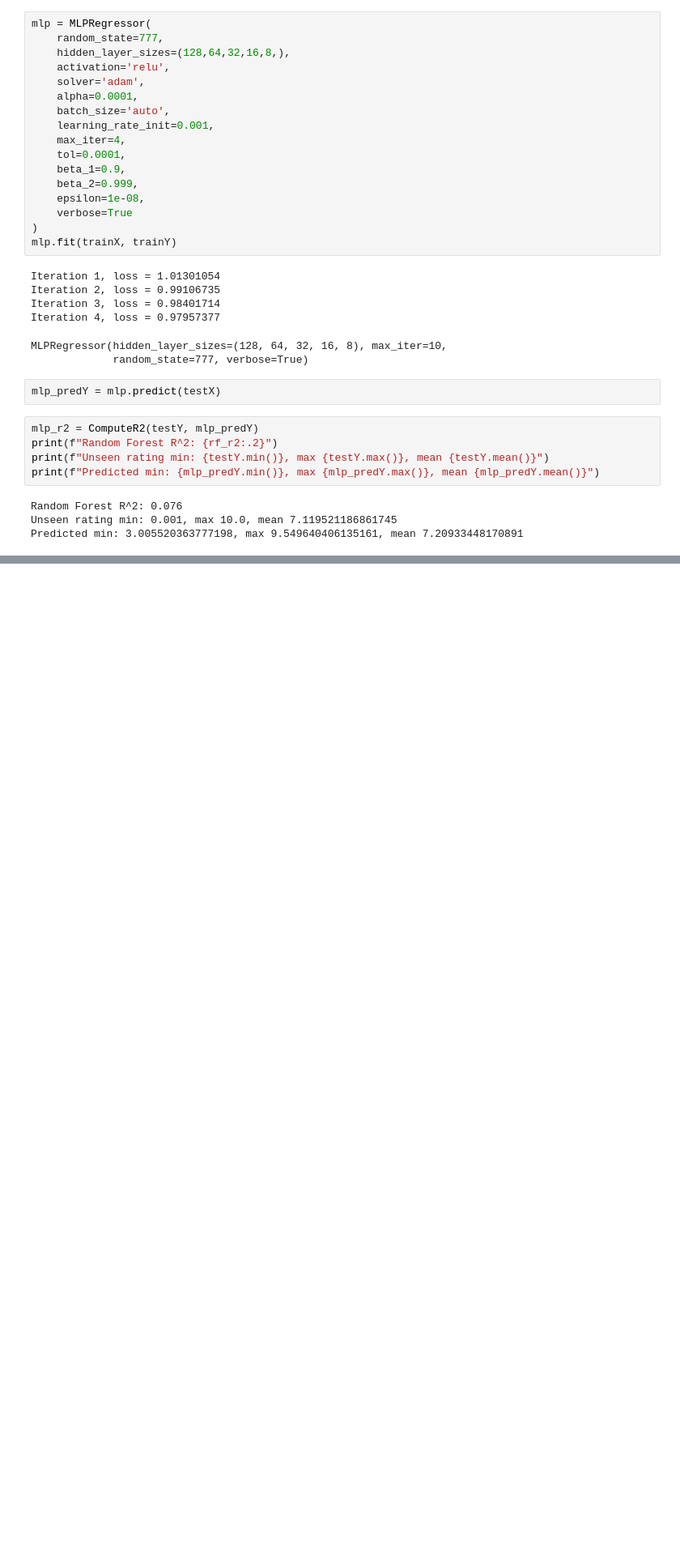
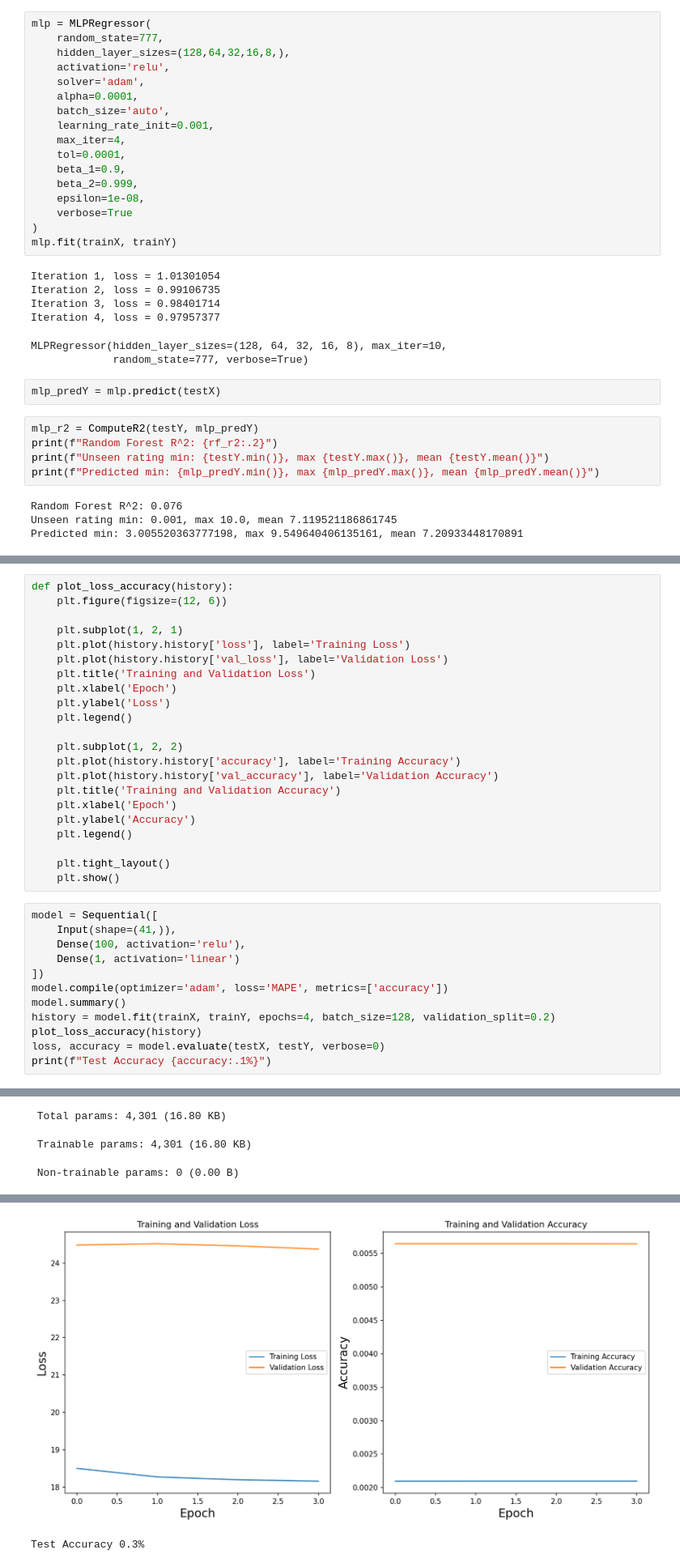
Before and after one commit to jmfb/csc6711-project5, a Jupyter notebook: Project5.ipynb, the cells around one changed output, grey strips where cells are left out. Shown: that part at 81% size. Saved outputs shown, nothing was run; the diff lists cells and outputs as text; blank space fills up the shorter version.

```diff
--- a/Project5.ipynb
+++ b/Project5.ipynb
@@ -540,0 +541,35 @@ Predicted min: 3.005520363777198, max 9.549640406135161, mean 7.20933448170891
+# %%
+def plot_loss_accuracy(history):
+    plt.figure(figsize=(12, 6))
+
+    plt.subplot(1, 2, 1)
+    plt.plot(history.history['loss'], label='Training Loss')
+    plt.plot(history.history['val_loss'], label='Validation Loss')
+    plt.title('Training and Validation Loss')
+    plt.xlabel('Epoch')
+    plt.ylabel('Loss')
+    plt.legend()
+
+    plt.subplot(1, 2, 2)
+    plt.plot(history.history['accuracy'], label='Training Accuracy')
+    plt.plot(history.history['val_accuracy'], label='Validation Accuracy')
+    plt.title('Training and Validation Accuracy')
+    plt.xlabel('Epoch')
+    plt.ylabel('Accuracy')
+    plt.legend()
+
+    plt.tight_layout()
+    plt.show()
+# %%
+model = Sequential([
+    Input(shape=(41,)),
+    Dense(100, activation='relu'),
+    Dense(1, activation='linear')
+])
+model.compile(optimizer='adam', loss='MAPE', metrics=['accuracy'])
+model.summary()
+history = model.fit(trainX, trainY, epochs=4, batch_size=128, validation_split=0.2)
+plot_loss_accuracy(history)
+loss, accuracy = model.evaluate(testX, testY, verbose=0)
+print(f"Test Accuracy {accuracy:.1%}")
+# %% [output]
@@ -540,0 +584,3 @@ Predicted min: 3.005520363777198, max 9.549640406135161, mean 7.20933448170891
+ Total params: 4,301 (16.80 KB)
+ Trainable params: 4,301 (16.80 KB)
+ Non-trainable params: 0 (0.00 B)
@@ -540,0 +595,2 @@ Predicted min: 3.005520363777198, max 9.549640406135161, mean 7.20933448170891
+[figure, added]
+Test Accuracy 0.3%
```
Also changed, not shown: parts of 4 cells of this notebook.
